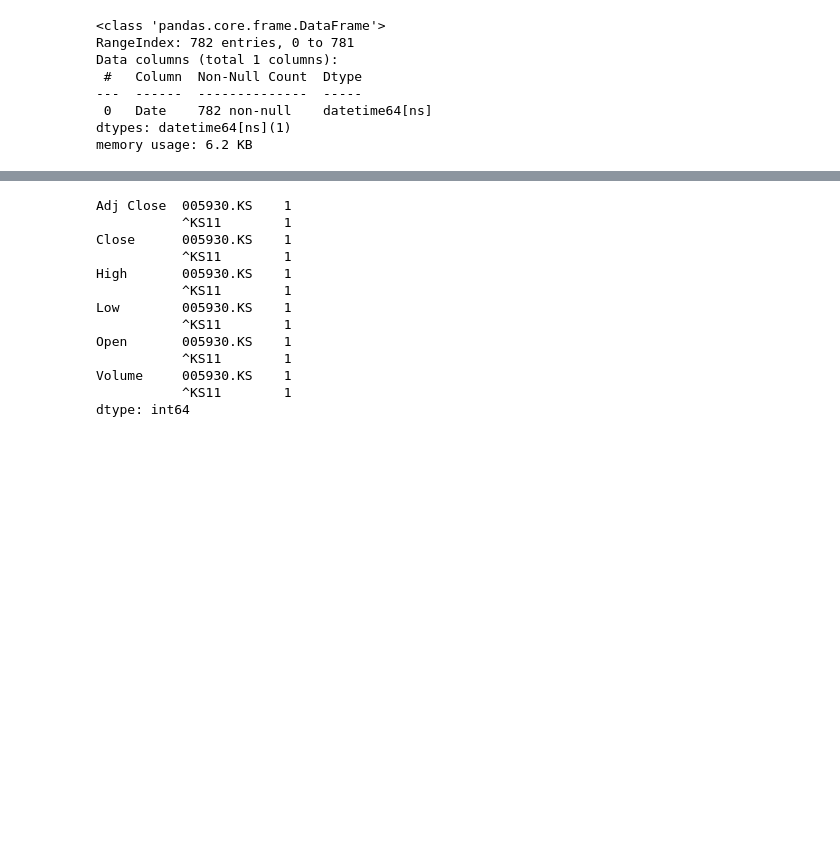
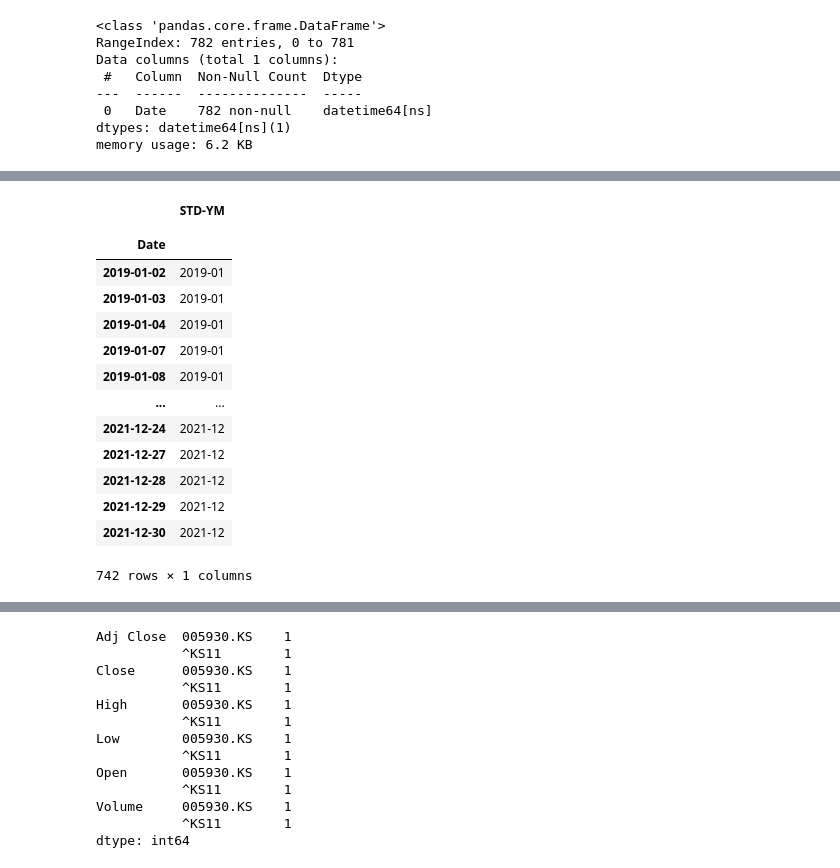
Before and after one commit to sejinhwang97ko/2023prac, a Jupyter notebook: hello/corr_run.ipynb, the cells around one changed output, grey strips where cells are left out. Drawn from its saved outputs; the diff is of its cells as text; code cells hidden in the pictures; blank space fills up the shorter version.

```diff
--- a/hello/corr_run.ipynb
+++ b/hello/corr_run.ipynb
@@ -151,0 +188,18 @@ stock_price
+# %%
+stock_price[['STD-YM']]
+# %% [output]
+|  | STD-YM |
+|  |  |
+| Date |  |
+| 2019-01-02 | 2019-01 |
+| 2019-01-03 | 2019-01 |
+| 2019-01-04 | 2019-01 |
+| 2019-01-07 | 2019-01 |
+| 2019-01-08 | 2019-01 |
+| ... | ... |
+| 2021-12-24 | 2021-12 |
+| 2021-12-27 | 2021-12 |
+| 2021-12-28 | 2021-12 |
+| 2021-12-29 | 2021-12 |
+| 2021-12-30 | 2021-12 |
+742 rows × 1 columns
```
Also changed, not shown: parts of 13 cells of this notebook.
